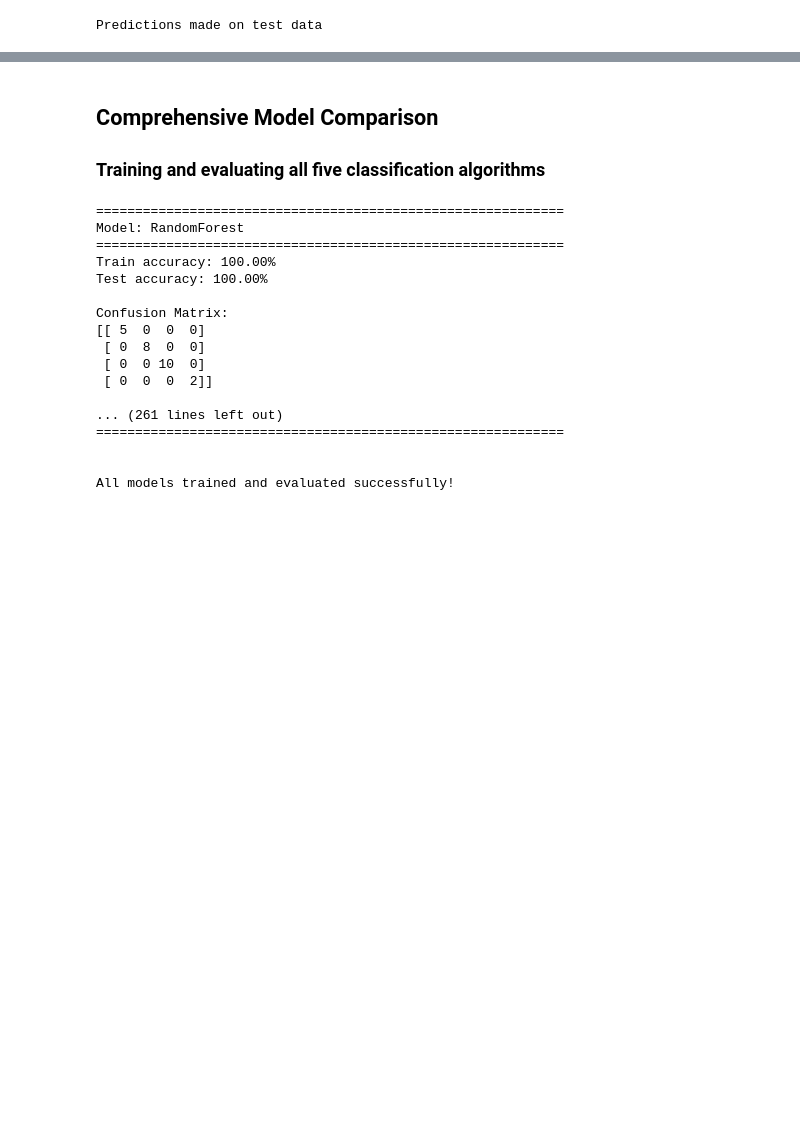
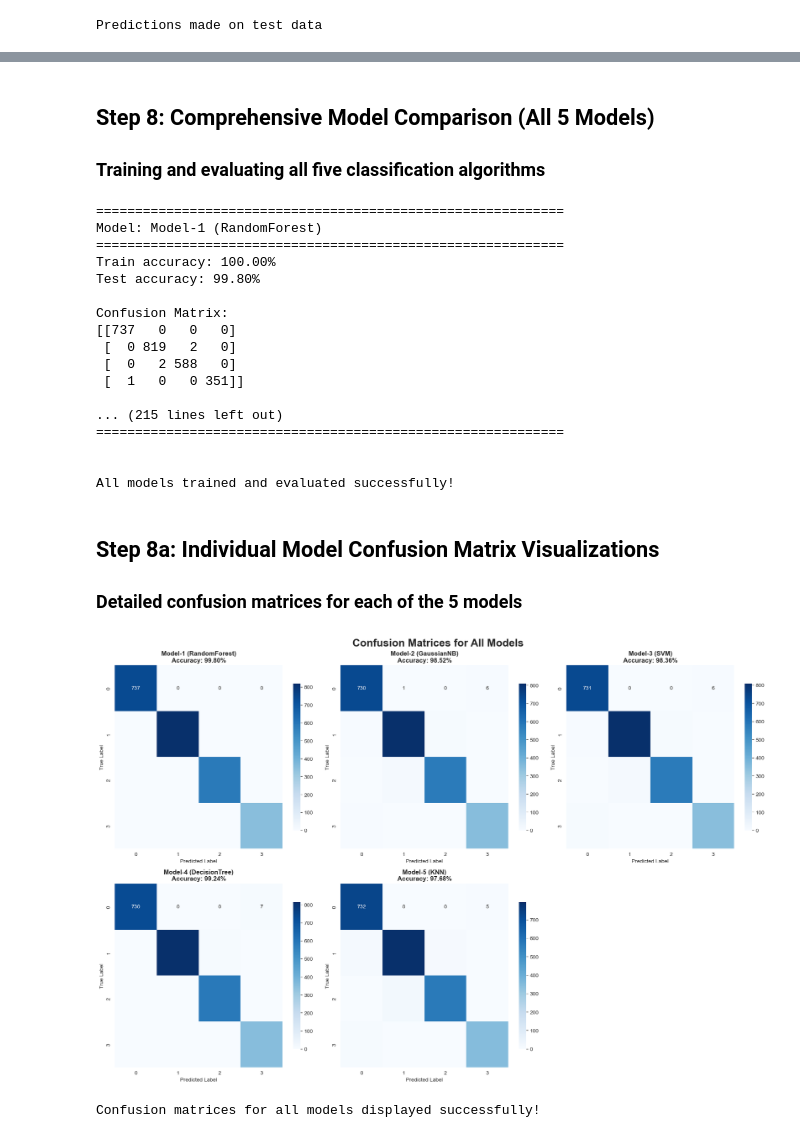
Before and after one commit to MarufAlAslam/ml-python-web-analysis-classification, a Jupyter notebook: web_analysis_classification.ipynb, the cells around one changed output, grey strips where cells are left out. Cells and saved outputs as stored; diff of their text form; code cells hidden in the pictures; blank space fills up the shorter version.

```diff
--- a/web_analysis_classification.ipynb
+++ b/web_analysis_classification.ipynb
@@ -414,18 +412,18 @@ Testing accuracy: 100.00%
 # %% [markdown]
-## Comprehensive Model Comparison
+## Step 8: Comprehensive Model Comparison (All 5 Models)
 ### Training and evaluating all five classification algorithms
 # %%
 # Define dictionary of models to train and compare
 models = {
-    'RandomForest': RandomForestClassifier(random_state=42),
-    'GaussianNB': GaussianNB(),
-    'SVM': SVC(random_state=42),
-    'DecisionTree': DecisionTreeClassifier(random_state=42),
-    'KNN': KNeighborsClassifier()
+    'Model-1 (RandomForest)': RandomForestClassifier(n_estimators=300, criterion='entropy', random_state=42),
+    'Model-2 (GaussianNB)': GaussianNB(),
+    'Model-3 (SVM)': SVC(random_state=42),
+    'Model-4 (DecisionTree)': DecisionTreeClassifier(random_state=42),
+    'Model-5 (KNN)': KNeighborsClassifier()
 }
 
 # List of model names for tracking
-modelNames = ['RandomForest', 'GaussianNB', 'SVM', 'DecisionTree', 'KNN']
+modelNames = ['Model-1 (RandomForest)', 'Model-2 (GaussianNB)', 'Model-3 (SVM)', 'Model-4 (DecisionTree)', 'Model-5 (KNN)']
 
 # Initialize lists to store performance metrics
 trainScores = []  # Training accuracy scores
@@ -474,20 +472,58 @@ for m in models:
 print("\nAll models trained and evaluated successfully!")
 # %% [output]
 ============================================================
-Model: RandomForest
+Model: Model-1 (RandomForest)
 ============================================================
 Train accuracy: 100.00%
-Test accuracy: 100.00%
+Test accuracy: 99.80%
 
 Confusion Matrix:
-[[ 5  0  0  0]
- [ 0  8  0  0]
- [ 0  0 10  0]
- [ 0  0  0  2]]
+[[737   0   0   0]
+ [  0 819   2   0]
+ [  0   2 588   0]
+ [  1   0   0 351]]
 
-... (261 lines left out)
+... (215 lines left out)
 ============================================================
 
 
 All models trained and evaluated successfully!
+# %% [markdown]
+## Step 8a: Individual Model Confusion Matrix Visualizations
+### Detailed confusion matrices for each of the 5 models
+# %%
+# Create confusion matrices for all 5 models in a single visualization
+# Using the already-trained models from Step 8 to ensure consistency
+fig, axes = plt.subplots(2, 3, figsize=(18, 12))
+fig.suptitle('Confusion Matrices for All Models', fontsize=20, fontweight='bold')
+
+# Flatten axes array for easier iteration
+axes = axes.flatten()
+
+# Visualize confusion matrices for each model (already trained in Step 8)
+for idx, (model_name, model) in enumerate(models.items()):
+    # Make predictions using the already-trained model
+    y_pred = model.predict(X_test)
+
+    # Generate confusion matrix
+    cm = confusion_matrix(y_test, y_pred)
+
+    # Plot confusion matrix
+    sns.heatmap(cm, annot=True, fmt='d', cmap='Blues', ax=axes[idx],
+                cbar_kws={'shrink': 0.8})
+    axes[idx].set_title(f'{model_name}\nAccuracy: {testScores[idx]:.2f}%',
+                       fontsize=12, fontweight='bold')
+    axes[idx].set_ylabel('True Label', fontsize=10)
+    axes[idx].set_xlabel('Predicted Label', fontsize=10)
+
+# Remove the extra subplot
+fig.delaxes(axes[5])
+
+plt.tight_layout()
+plt.show()
+
+print("Confusion matrices for all models displayed successfully!")
+# %% [output]
+[figure, added]
+Confusion matrices for all models displayed successfully!
 # %% [markdown]
```
Also changed, not shown: parts of 33 cells of this notebook, 2 other files.
